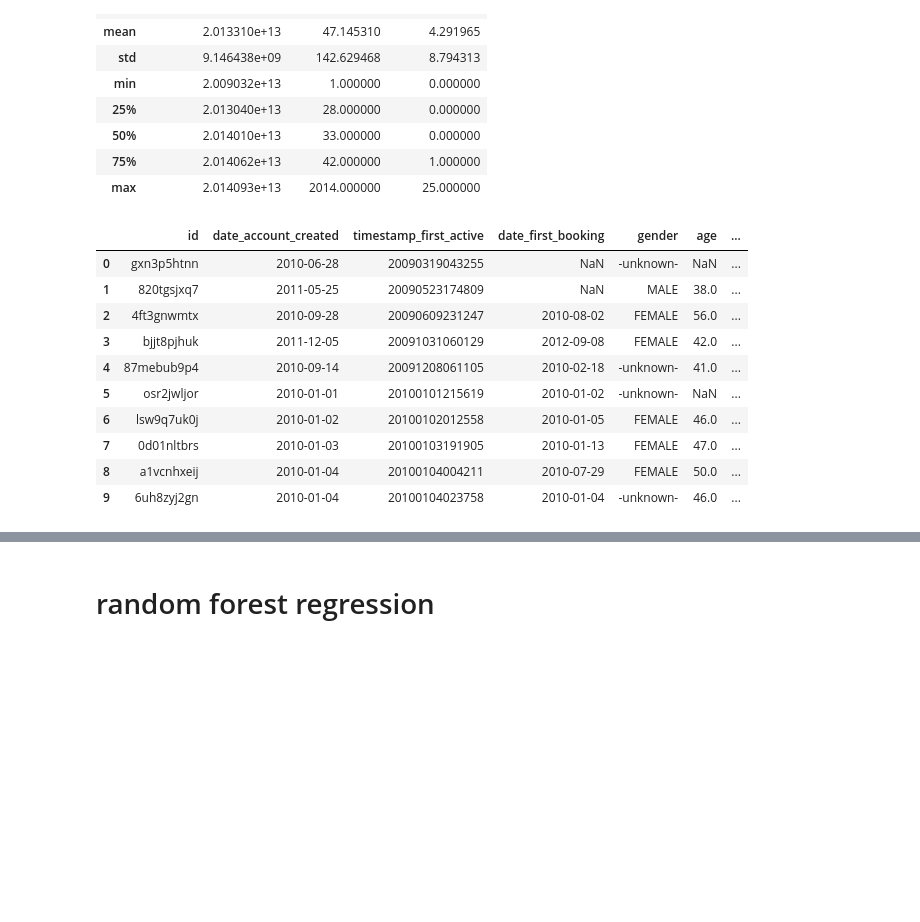
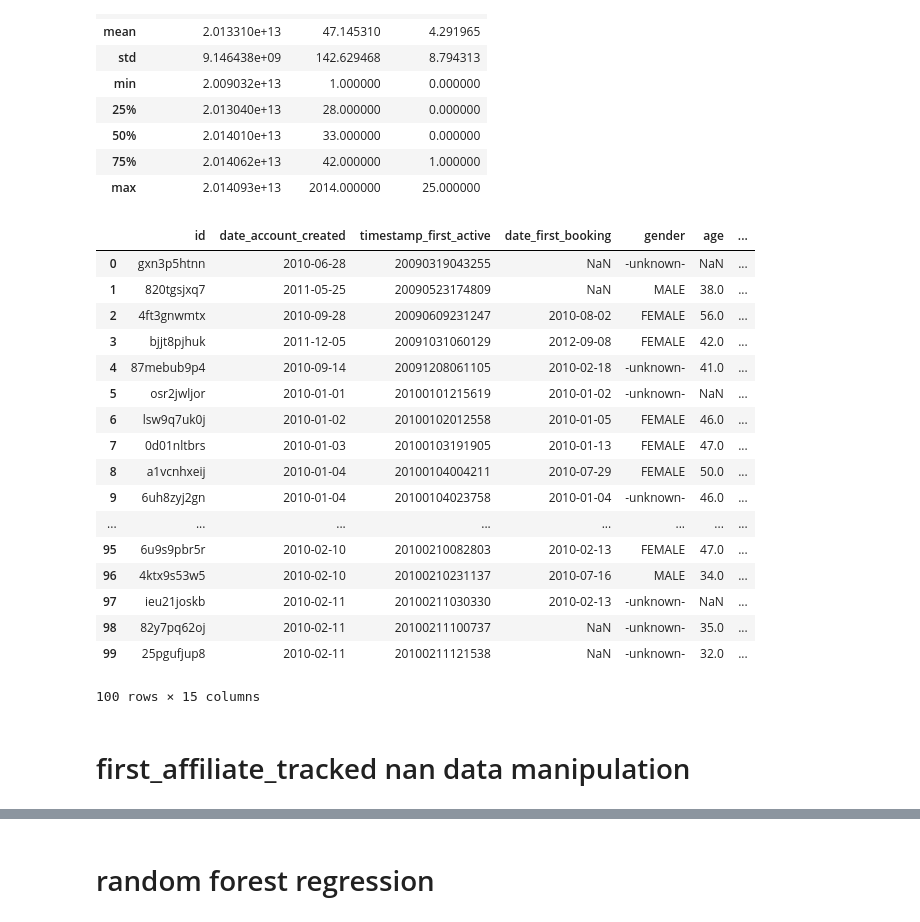
Before and after one commit to wjy5446/airbnb-new-booking, a Jupyter notebook: joe/airbnb_V1.0(EDA)_junki.ipynb, the cells around one changed output, grey strips where cells are left out. Drawn from its saved outputs; the diff is of its cells as text; code cells hidden in the pictures; blank space fills up the shorter version.

```diff
--- a/joe/airbnb_V1.0(EDA)_junki.ipynb
+++ b/joe/airbnb_V1.0(EDA)_junki.ipynb
@@ -442,16 +438,25 @@ train_test.describe()
 | 75% | 2.014062e+13 | 42.000000 | 1.000000 |
 | max | 2.014093e+13 | 2014.000000 | 25.000000 |
 # %%
-train_test.head(10)
+train_test.head(100)
 # %% [output]
 |  | id | date_account_created | timestamp_first_active | date_first_booking | gender | age | ... |
 | 0 | gxn3p5htnn | 2010-06-28 | 20090319043255 | NaN | -unknown- | NaN | ... |
 | 1 | 820tgsjxq7 | 2011-05-25 | 20090523174809 | NaN | MALE | 38.0 | ... |
 | 2 | 4ft3gnwmtx | 2010-09-28 | 20090609231247 | 2010-08-02 | FEMALE | 56.0 | ... |
 | 3 | bjjt8pjhuk | 2011-12-05 | 20091031060129 | 2012-09-08 | FEMALE | 42.0 | ... |
 | 4 | 87mebub9p4 | 2010-09-14 | 20091208061105 | 2010-02-18 | -unknown- | 41.0 | ... |
 | 5 | osr2jwljor | 2010-01-01 | 20100101215619 | 2010-01-02 | -unknown- | NaN | ... |
 | 6 | lsw9q7uk0j | 2010-01-02 | 20100102012558 | 2010-01-05 | FEMALE | 46.0 | ... |
 | 7 | 0d01nltbrs | 2010-01-03 | 20100103191905 | 2010-01-13 | FEMALE | 47.0 | ... |
 | 8 | a1vcnhxeij | 2010-01-04 | 20100104004211 | 2010-07-29 | FEMALE | 50.0 | ... |
 | 9 | 6uh8zyj2gn | 2010-01-04 | 20100104023758 | 2010-01-04 | -unknown- | 46.0 | ... |
+| ... | ... | ... | ... | ... | ... | ... | ... |
+| 95 | 6u9s9pbr5r | 2010-02-10 | 20100210082803 | 2010-02-13 | FEMALE | 47.0 | ... |
+| 96 | 4ktx9s53w5 | 2010-02-10 | 20100210231137 | 2010-07-16 | MALE | 34.0 | ... |
+| 97 | ieu21joskb | 2010-02-11 | 20100211030330 | 2010-02-13 | -unknown- | NaN | ... |
+| 98 | 82y7pq62oj | 2010-02-11 | 20100211100737 | NaN | -unknown- | 35.0 | ... |
+| 99 | 25pgufjup8 | 2010-02-11 | 20100211121538 | NaN | -unknown- | 32.0 | ... |
+100 rows × 15 columns
+# %% [markdown]
+# first_affiliate_tracked nan data manipulation
```
Also changed, not shown: parts of 17 cells of this notebook.
